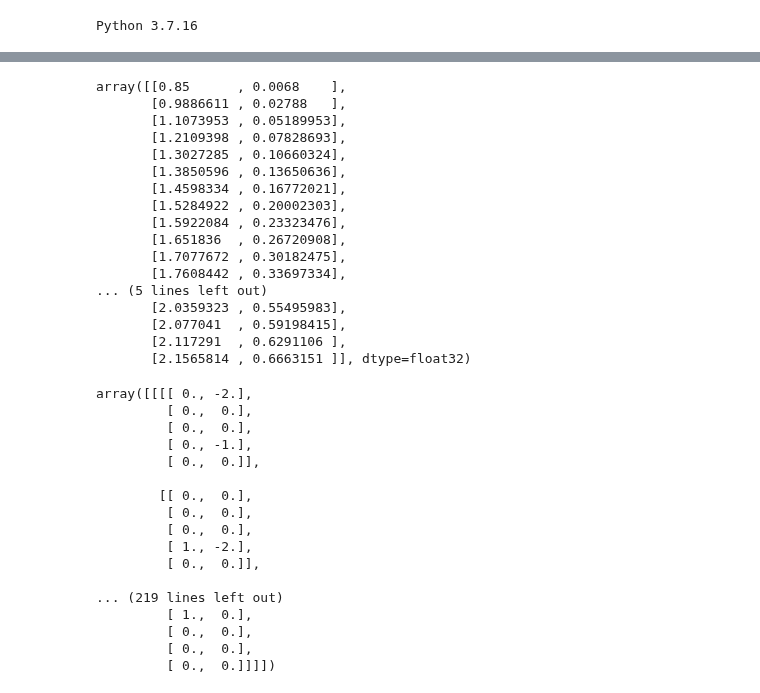
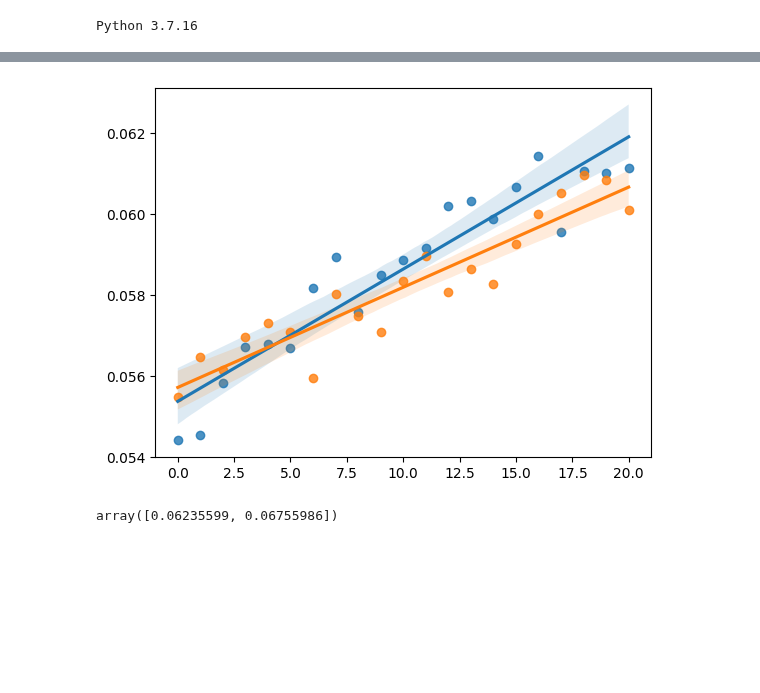
Before and after one commit to i4ata/BScProject, a Jupyter notebook: ppo_negotiation_rec_2/PPO_negotiation_tryouts.ipynb, the cells around one changed output, grey strips where cells are left out. Drawn from its saved outputs; the diff is of its cells as text; code cells hidden in the pictures; blank space fills up the shorter version.

Commit message:
progress overall with 1-step and recurrent negotiations

```diff
--- a/ppo_negotiation_rec_2/PPO_negotiation_tryouts.ipynb
+++ b/ppo_negotiation_rec_2/PPO_negotiation_tryouts.ipynb
@@ -8,6 +10,4 @@ import matplotlib.pyplot as plt
 import numpy as np
 # %%
-envs = helpers.create_envs(yamls_filename='2_region_yamls')
-agents_no_negotiation = helpers.create_agents(envs[0])
-agents_negotiation = helpers.create_agents(envs[0])
-mean_reward = helpers.get_mean_reward(envs[0])
+envs = helpers.create_envs()
+agents = helpers.create_agents(envs[0])
@@ -23,4 +13,0 @@ def plot_rewards(rewards, w = 1000, pos = False):
-# %%
-all_action_rewards = helpers.train(agents_no_negotiation, envs, epochs = 30, communication_on=False)
-# %%
-d = helpers.train(agents_negotiation, envs, mean_rewards = mean_reward)
@@ -83,43 +13,0 @@ array([[0.85      , 0.0068    ],
-# %%
-nego_runs = helpers.eval_agents(agents_negotiation, envs[0])
-nego_runs_t = np.stack(list(map(lambda x: x['global_temperature']['value'], nego_runs['global_states'])))
-nego_runs_t.mean(0)
-# %% [output]
-array([[0.85      , 0.0068    ],
-       [0.9886611 , 0.02788   ],
-       [1.1073953 , 0.05189953],
-       [1.2109398 , 0.07828693],
-       [1.3027285 , 0.10660324],
-       [1.3850596 , 0.13650636],
-       [1.4598334 , 0.16772021],
-       [1.5284922 , 0.20002303],
-       [1.5922084 , 0.23323476],
-       [1.651836  , 0.26720908],
-       [1.7077672 , 0.30182475],
-       [1.7608442 , 0.33697334],
-... (5 lines left out)
-       [2.0359323 , 0.55495983],
-       [2.077041  , 0.59198415],
-       [2.117291  , 0.6291106 ],
-       [2.1565814 , 0.6663151 ]], dtype=float32)
-# %%
-nego_runs_r = np.stack(list(map(lambda x: x['rewards_proposals'], nego_runs['nego_states'])))
-nego_runs_r
-# %% [output]
-array([[[[ 0., -2.],
-         [ 0.,  0.],
-         [ 0.,  0.],
-         [ 0., -1.],
-         [ 0.,  0.]],
-
-        [[ 0.,  0.],
-         [ 0.,  0.],
-         [ 0.,  0.],
-         [ 1., -2.],
-         [ 0.,  0.]],
-
-... (219 lines left out)
-         [ 1.,  0.],
-         [ 0.,  0.],
-         [ 0.,  0.],
-         [ 0.,  0.]]]])
@@ -147,0 +16,12 @@ for t in range(env.episode_length):
+# %%
+b, c = helpers.train_with_comm(agents, envs, epochs = 20, batch_size=20)
+# %%
+sns.regplot(x = np.arange(len(b)), y = b[:, 1])
+sns.regplot(x = np.arange(len(b)), y = b[:, 0])
+plt.show()
+# %% [output]
+[figure, added]
+# %%
+helpers.eval_agents_with_comm_deterministic(agents, envs[0])
+# %% [output]
+array([0.06235599, 0.06755986])
```
Also changed, not shown: parts of 10 cells of this notebook, 29 other files.
